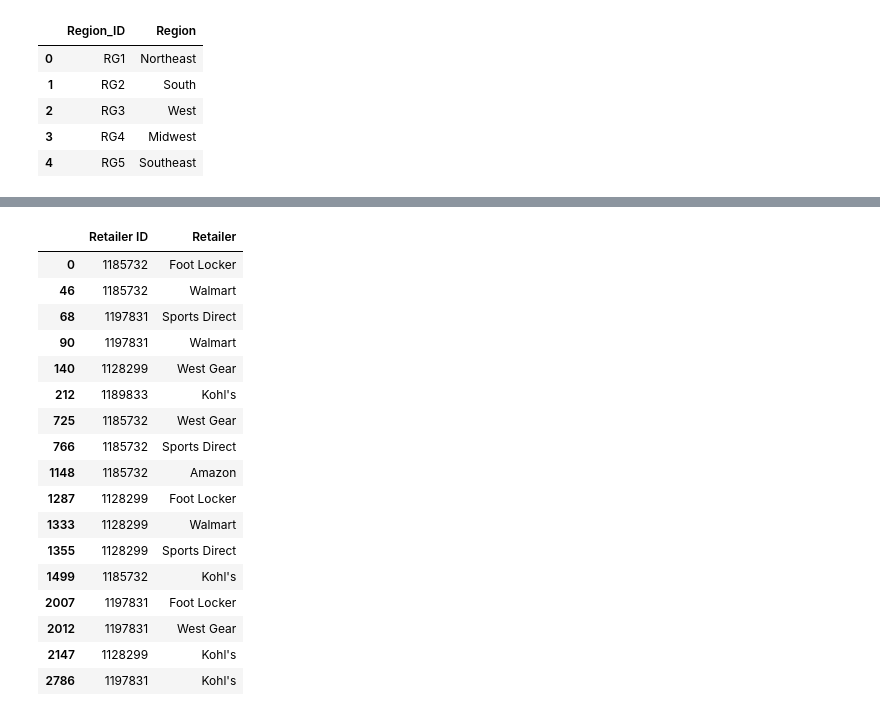
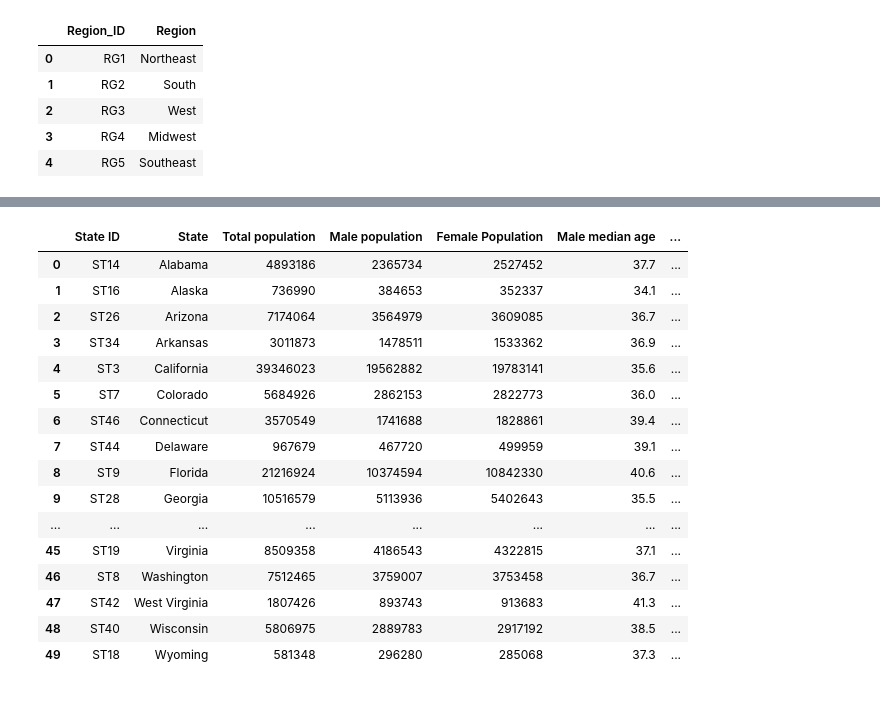
Before and after one commit to MitchellGleason/Final-Project, a Jupyter notebook: ETL_2.ipynb, the cells around one changed output, grey strips where cells are left out. Saved outputs shown, nothing was run; the diff lists cells and outputs as text; code cells hidden in the pictures.

```diff
--- a/ETL_2.ipynb
+++ b/ETL_2.ipynb
@@ -177,26 +226,0 @@ States_df.to_csv('States.csv',index = False)
-# %%
-#Select Multiple Columns from merged_df into a new Data Frame
-
-retailers = merged_df[['Retailer ID','Retailer']].drop_duplicates()
-
-#View the Data Frame
-retailers
-# %% [output]
-|  | Retailer ID | Retailer |
-| 0 | 1185732 | Foot Locker |
-| 46 | 1185732 | Walmart |
-| 68 | 1197831 | Sports Direct |
-| 90 | 1197831 | Walmart |
-| 140 | 1128299 | West Gear |
-| 212 | 1189833 | Kohl's |
-| 725 | 1185732 | West Gear |
-| 766 | 1185732 | Sports Direct |
-| 1148 | 1185732 | Amazon |
-| 1287 | 1128299 | Foot Locker |
-| 1333 | 1128299 | Walmart |
-| 1355 | 1128299 | Sports Direct |
-| 1499 | 1185732 | Kohl's |
-| 2007 | 1197831 | Foot Locker |
-| 2012 | 1197831 | West Gear |
-| 2147 | 1128299 | Kohl's |
-| 2786 | 1197831 | Kohl's |
@@ -206,0 +227,25 @@ retailers.to_csv('Retailers.csv',index = False)
+# %%
+#Import the CSV File
+
+us_population_df = pd.read_excel('/Users/ranjodh/Desktop/Data Analytics Bootcamp/Final-Project/US_Population_Data/US_Population_Data_Summary.xlsx')
+
+#Read the file
+us_population_df
+# %% [output]
+|  | State ID | State | Total population | Male population | Female Population | Male median age | ... |
+| 0 | ST14 | Alabama | 4893186 | 2365734 | 2527452 | 37.7 | ... |
+| 1 | ST16 | Alaska | 736990 | 384653 | 352337 | 34.1 | ... |
+| 2 | ST26 | Arizona | 7174064 | 3564979 | 3609085 | 36.7 | ... |
+| 3 | ST34 | Arkansas | 3011873 | 1478511 | 1533362 | 36.9 | ... |
+| 4 | ST3 | California | 39346023 | 19562882 | 19783141 | 35.6 | ... |
+| 5 | ST7 | Colorado | 5684926 | 2862153 | 2822773 | 36.0 | ... |
+| 6 | ST46 | Connecticut | 3570549 | 1741688 | 1828861 | 39.4 | ... |
+| 7 | ST44 | Delaware | 967679 | 467720 | 499959 | 39.1 | ... |
+| 8 | ST9 | Florida | 21216924 | 10374594 | 10842330 | 40.6 | ... |
+| 9 | ST28 | Georgia | 10516579 | 5113936 | 5402643 | 35.5 | ... |
+| ... | ... | ... | ... | ... | ... | ... | ... |
+| 45 | ST19 | Virginia | 8509358 | 4186543 | 4322815 | 37.1 | ... |
+| 46 | ST8 | Washington | 7512465 | 3759007 | 3753458 | 36.7 | ... |
+| 47 | ST42 | West Virginia | 1807426 | 893743 | 913683 | 41.3 | ... |
+| 48 | ST40 | Wisconsin | 5806975 | 2889783 | 2917192 | 38.5 | ... |
+| 49 | ST18 | Wyoming | 581348 | 296280 | 285068 | 37.3 | ... |
```
Also changed, not shown: parts of 15 cells of this notebook, 3 other files.
